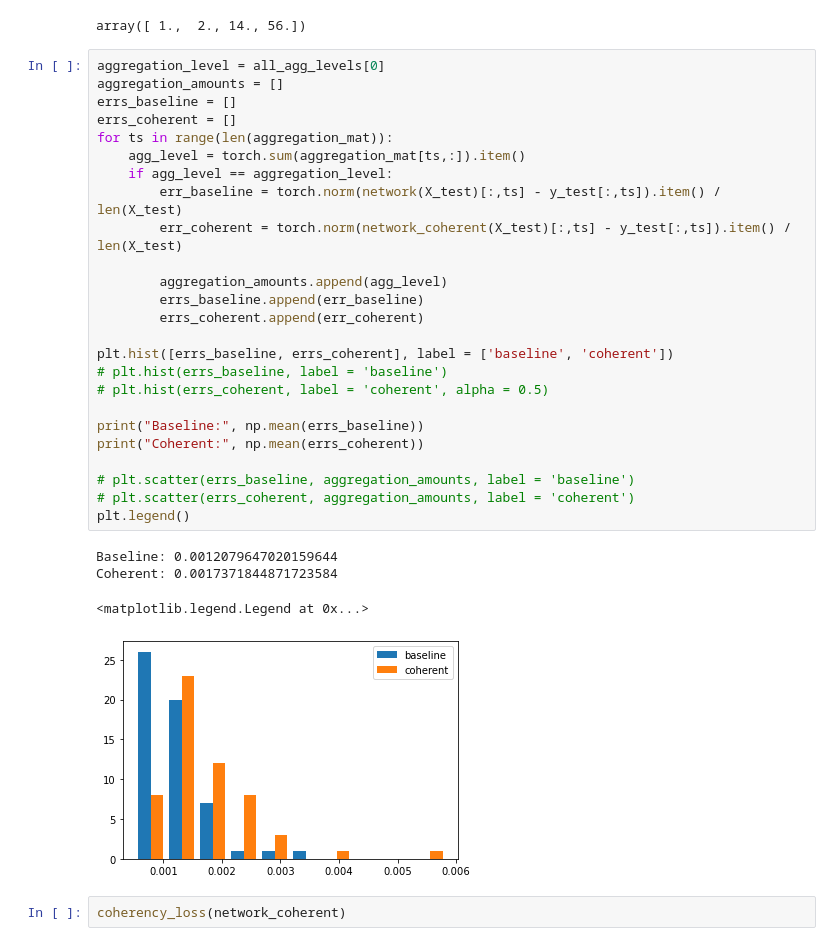
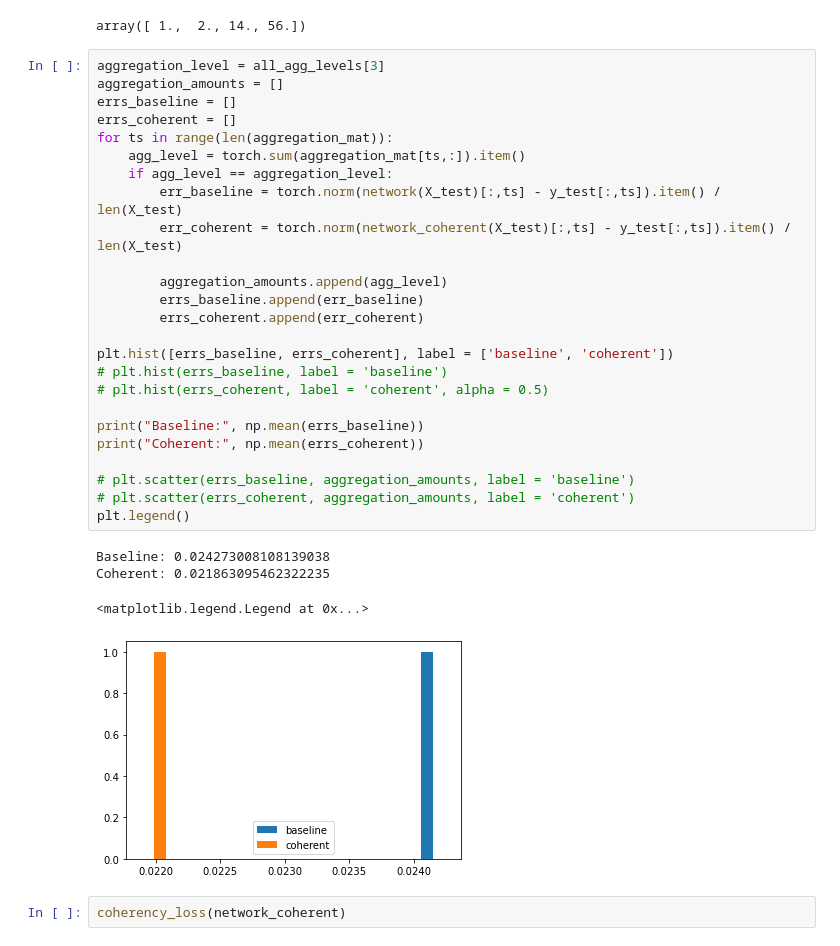
Before and after one commit to hamza9919/Hierarchical_Time_Series, a Jupyter notebook: tourismsmall/coherency_pytorch.ipynb, the cells around one changed output. Saved outputs shown, nothing was run; the diff lists cells and outputs as text.

```diff
--- a/tourismsmall/coherency_pytorch.ipynb
+++ b/tourismsmall/coherency_pytorch.ipynb
@@ -180,35 +196,35 @@ all_agg_levels
 # %% [output]
 array([ 1.,  2., 14., 56.])
 # %%
-aggregation_level = all_agg_levels[0]
+aggregation_level = all_agg_levels[3]
 aggregation_amounts = []
 errs_baseline = []
 errs_coherent = []
 for ts in range(len(aggregation_mat)):
     agg_level = torch.sum(aggregation_mat[ts,:]).item()
     if agg_level == aggregation_level:
         err_baseline = torch.norm(network(X_test)[:,ts] - y_test[:,ts]).item() / len(X_test)
         err_coherent = torch.norm(network_coherent(X_test)[:,ts] - y_test[:,ts]).item() / len(X_test)
 
         aggregation_amounts.append(agg_level)
         errs_baseline.append(err_baseline)
         errs_coherent.append(err_coherent)
 
 plt.hist([errs_baseline, errs_coherent], label = ['baseline', 'coherent'])
 # plt.hist(errs_baseline, label = 'baseline')
 # plt.hist(errs_coherent, label = 'coherent', alpha = 0.5)
 
 print("Baseline:", np.mean(errs_baseline))
 print("Coherent:", np.mean(errs_coherent))
 
 # plt.scatter(errs_baseline, aggregation_amounts, label = 'baseline')
 # plt.scatter(errs_coherent, aggregation_amounts, label = 'coherent')
 plt.legend()
 # %% [output]
-Baseline: 0.0012079647020159644
-Coherent: 0.0017371844871723584
+Baseline: 0.024273008108139038
+Coherent: 0.021863095462322235
 <matplotlib.legend.Legend at 0x...>
-[figure, old version]
+[figure, new version]
 # %%
 coherency_loss(network_coherent)
 # %% [output]
```
Also changed, not shown: parts of 5 cells of this notebook.
